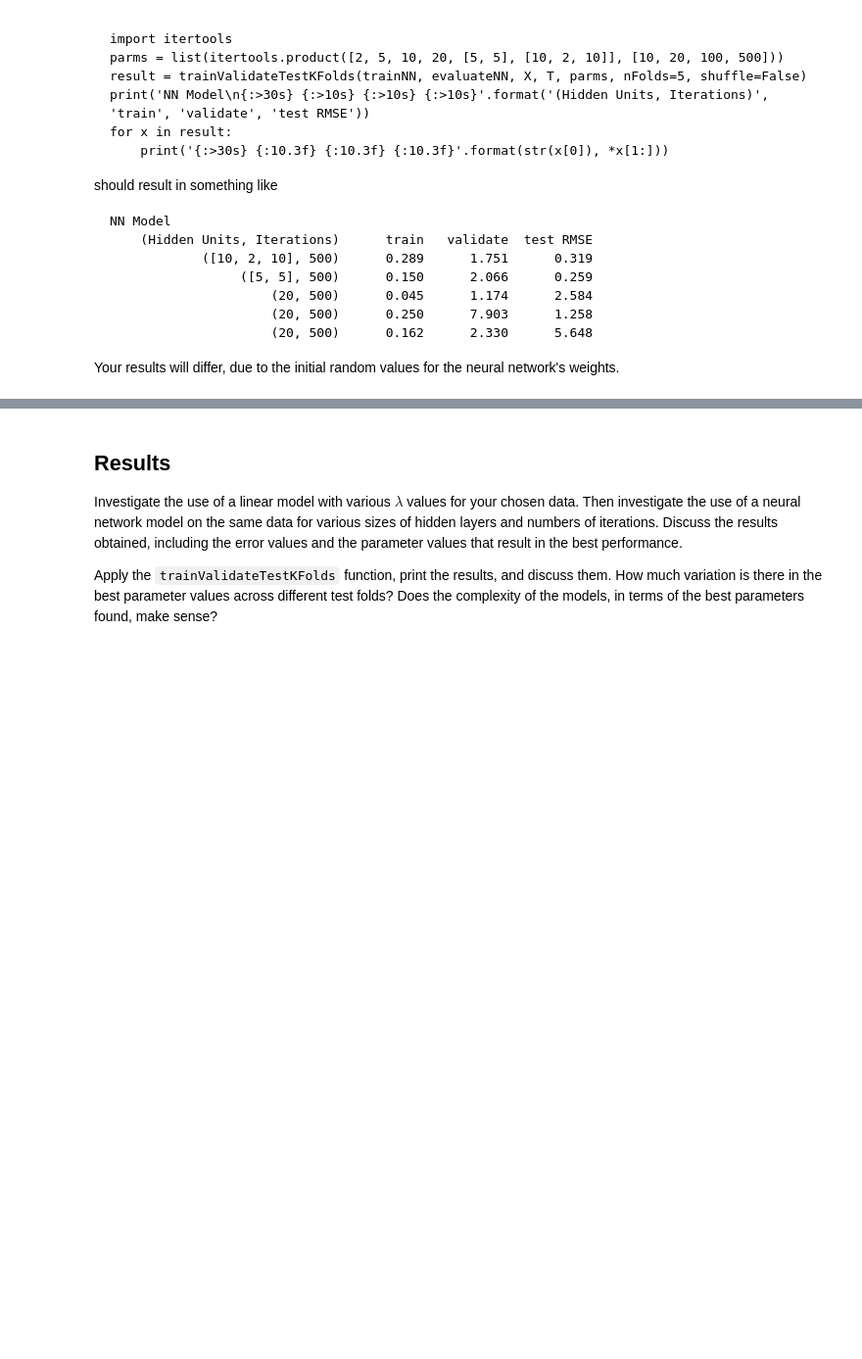
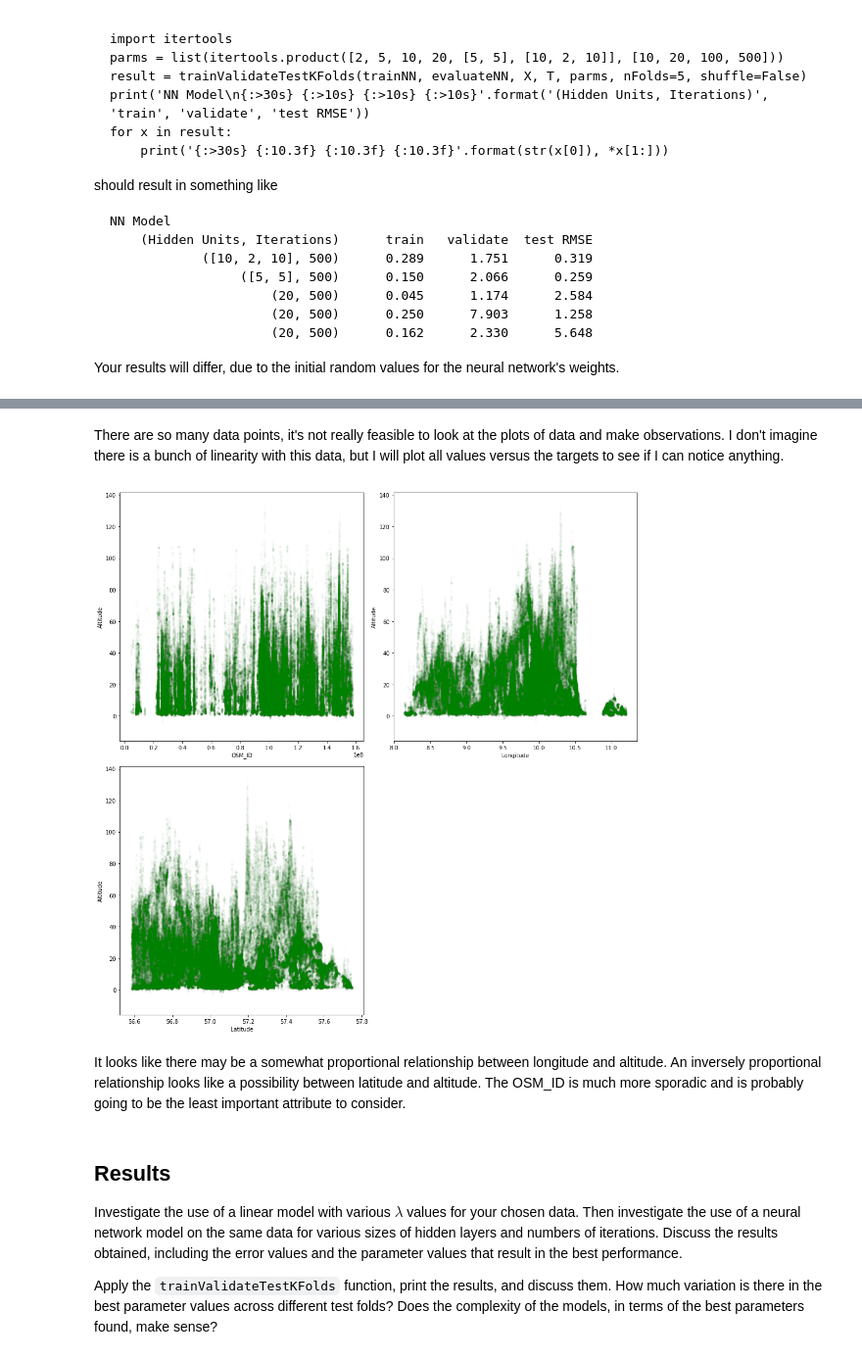
Before and after one commit to bpospeck/CS480, a Jupyter notebook: A3/Pospeck-A3.ipynb, the cells around one changed output, grey strips where cells are left out. Shown at 98% size. Drawn from its saved outputs; the diff is of its cells as text; code cells hidden in the pictures; blank space fills up the shorter version.

```diff
--- a/A3/Pospeck-A3.ipynb
+++ b/A3/Pospeck-A3.ipynb
@@ -237,0 +258,2 @@ Pick a data set that is interesting to you.  Explain why you picked it.  Investi
+# %%
+T = data[:,3:]
@@ -238,3 +290,18 @@ Pick a data set that is interesting to you.  Explain why you picked it.  Investi
+# %% [markdown]
+There are so many data points, it's not really feasible to look at the plots of data and make observations. I don't imagine there is a bunch of linearity with this data, but I will plot all values versus the targets to see if I can notice anything.
+# %%
+plt.figure(figsize=(14,14))
+nrow,ncol = X.shape
+for c in range(ncol):
+    plt.subplot(2,2, c+1)
+    plt.plot(X[:,c],T, 'g.', alpha=.01)
+    plt.ylabel(Tname)
+    plt.xlabel(Xnames[c])
+plt.tight_layout()
+# %% [output]
+[figure, added]
+# %% [markdown]
+It looks like there may be a somewhat proportional relationship between longitude and altitude. An inversely proportional relationship looks like a possibility between latitude and altitude. The OSM_ID is much more sporadic and is probably going to be the least important attribute to consider.
 # %% [markdown]
 ## Results
 
```
Also changed, not shown: parts of 12 cells of this notebook, 1 other file.
